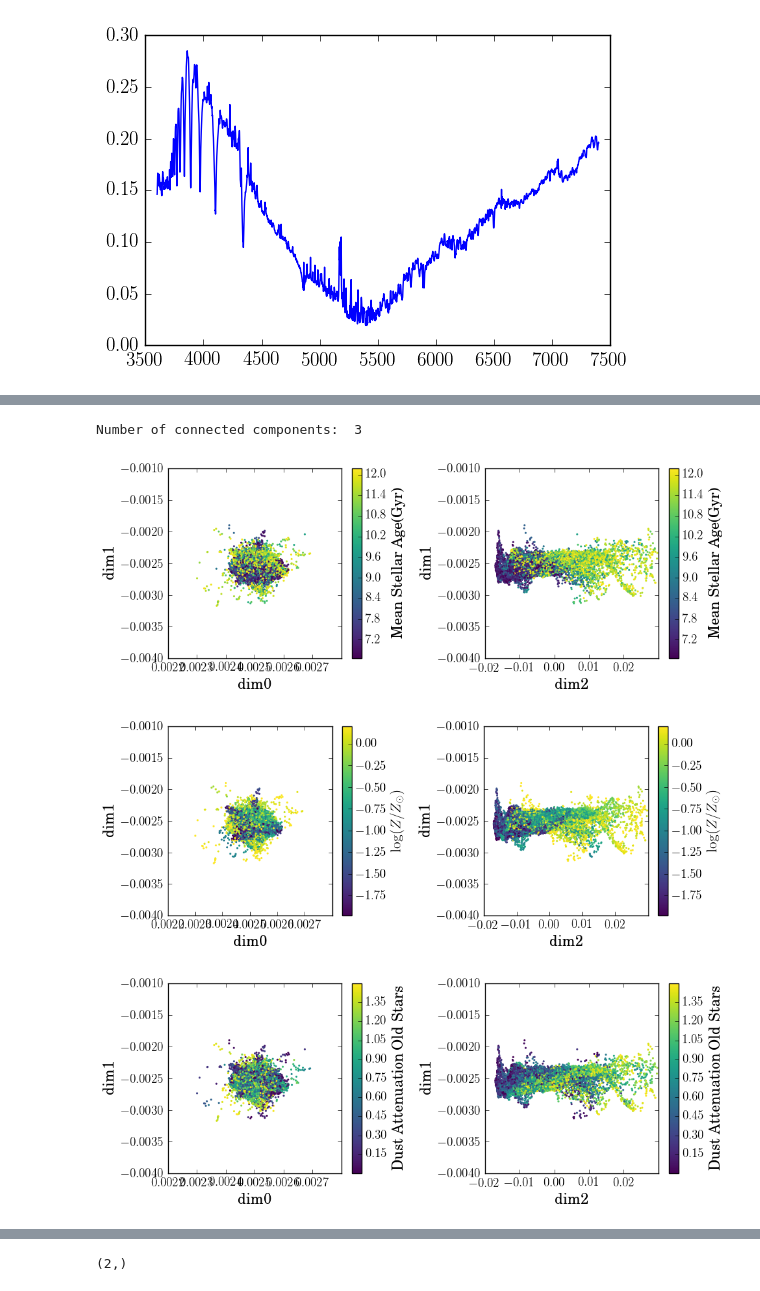
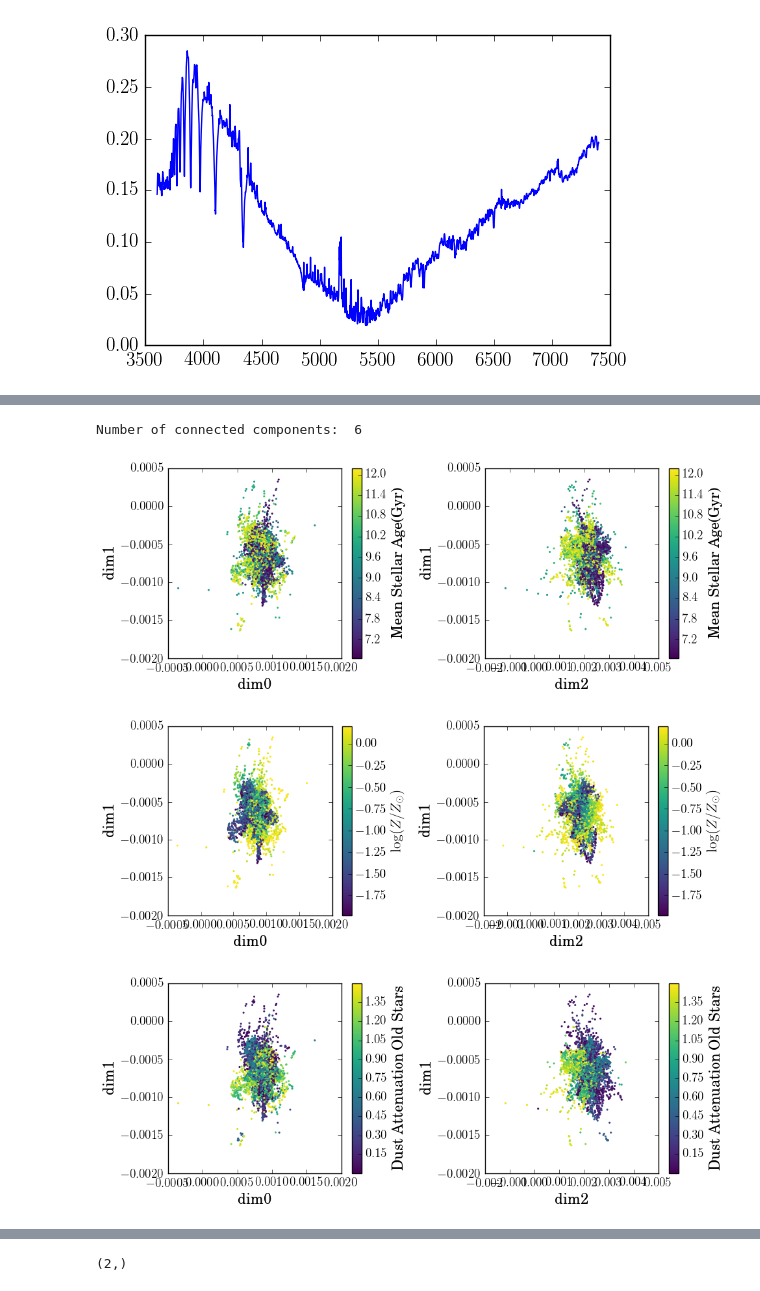
Before and after one commit to ogtelford/gridmodels, a Jupyter notebook: code/EmbedRandParams.ipynb, the cells around one changed output, grey strips where cells are left out. Saved outputs shown, nothing was run; the diff lists cells and outputs as text; code cells hidden in the pictures.

```diff
--- a/code/EmbedRandParams.ipynb
+++ b/code/EmbedRandParams.ipynb
@@ -154,5 +164,5 @@ plt.plot(wave, ivars)
 # %%
-spectra_scaled = spectra * ivars
+spectra_scaled = spectra / stds
 norms = spectra_scaled.shape[1] / np.sum(spectra_scaled, axis=1)
 spectra_scaled_norm = spectra_scaled * norms[:,np.newaxis]
 
@@ -201,38 +211,27 @@ embed = spectral.fit_transform(geom.X)
 
 mmwrite('embed3d_1e4_randsamp_age_model_spectra_scaled.mtx', embed)
 # %% [output]
-Number of connected components:  3
+Number of connected components:  6
-# %%
-def plot_embed(color, label, axlim=True):
-    fig, ax = plt.subplots(1,2, figsize=(10,4))
-
-    a = ax[0].scatter(embed[:,0], embed[:,1], c=color, lw=0, s=5, cmap='viridis')
-    plt.colorbar(a, ax=ax[0], label=label)
-    ax[0].set_xlabel('dim0')
-    ax[0].set_ylabel('dim1')
-
-    b = ax[1].scatter(embed[:,2], embed[:,1], c=color, lw=0, s=5, cmap='viridis')
-    plt.colorbar(b, ax=ax[1], label=label)
-    ax[1].set_xlabel('dim2')
-    ax[1].set_ylabel('dim1')
-
-    if axlim:
-        ax[0].set_xlim([0.0022, 0.0028])
-        ax[0].set_ylim([-0.004, -0.001])
-        ax[1].set_xlim([-0.02, 0.03])
-        ax[1].set_ylim([-0.004, -0.001])
-
-    plt.tight_layout()
+# %%
+# grab only the indices for the main component
+wh = labels == 0
+
+ages_trim = ages[wh]
+zs_trim = zs[wh]
+dusts_trim = dusts[wh]
+sigmas_trim = sigmas[wh]
+
+embed = embed[wh,:]
 # %%
-plot_embed(ages, 'Mean Stellar Age(Gyr)', axlim=True)
+plot_embed(ages_trim, 'Mean Stellar Age(Gyr)', axlim=True)
 # %% [output]
-[figure, old version]
+[figure, new version]
 # %%
-plot_embed(zs, r'$\log(Z/Z_\odot)$', axlim=True)
+plot_embed(zs_trim, r'$\log(Z/Z_\odot)$', axlim=True)
 # %% [output]
-[figure, old version]
+[figure, new version]
 # %%
-plot_embed(dusts, 'Dust Attenuation Old Stars', axlim=True)
+plot_embed(dusts_trim, 'Dust Attenuation Old Stars', axlim=True)
 # %% [output]
-[figure, old version]
+[figure, new version]
 # %%
```
Also changed, not shown: parts of 17 cells of this notebook, 5 other files.
